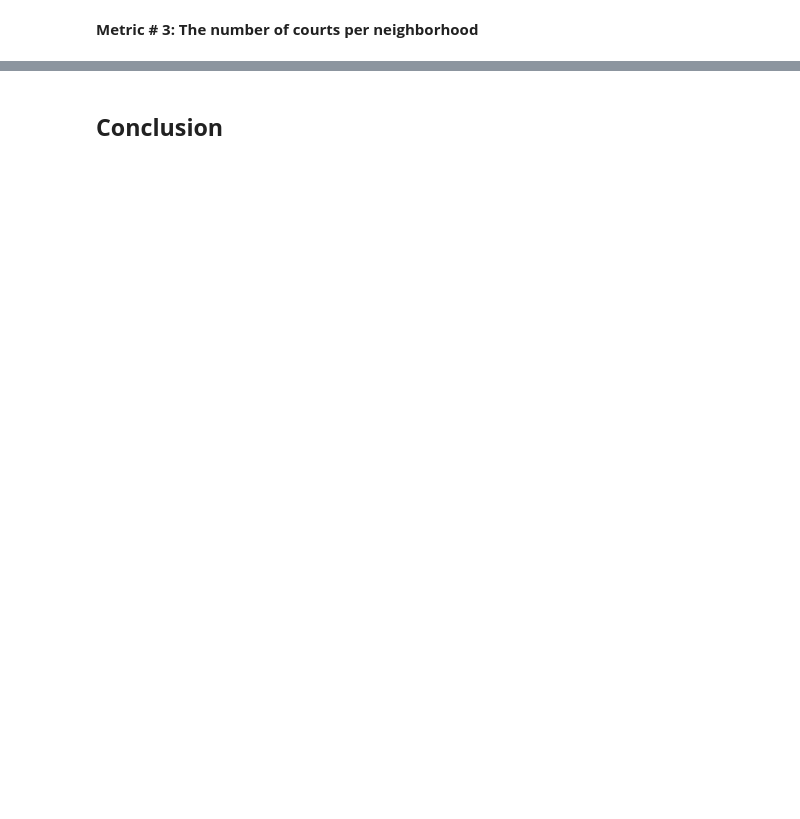
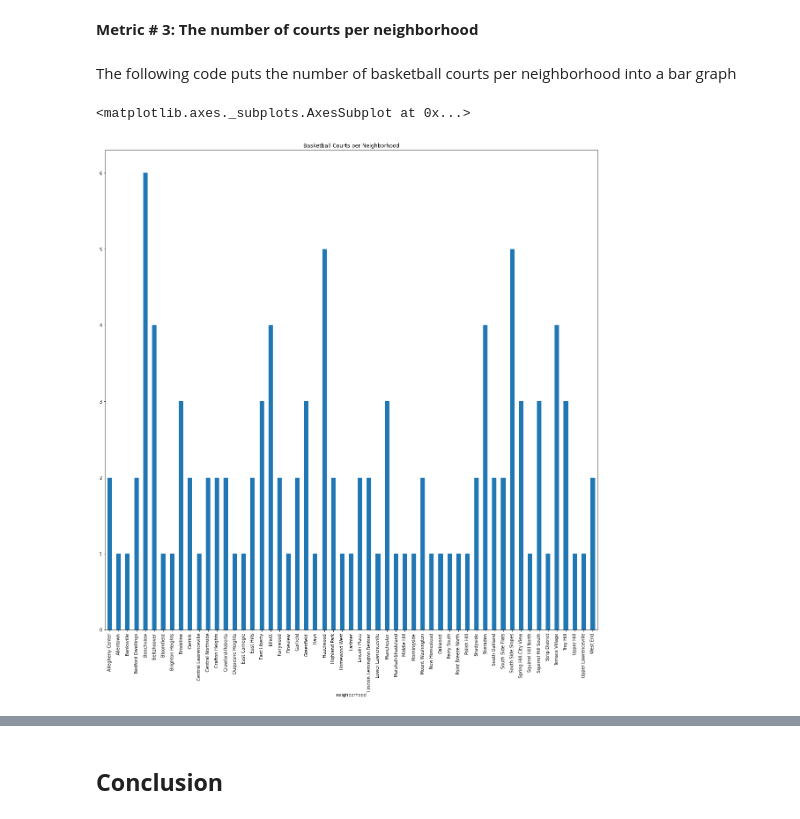
Before and after one commit to Margaret-O/Tres-Amigas-Final-Project, a Jupyter notebook: Final Report.ipynb, the cells around one changed output, grey strips where cells are left out. Drawn from its saved outputs; the diff is of its cells as text; code cells hidden in the pictures; blank space fills up the shorter version.

```diff
--- a/Final Report.ipynb
+++ b/Final Report.ipynb
@@ -35,0 +277,11 @@ We compared these submetrics across all the neighborhoods in Pittsburgh to deter
+# %% [markdown]
+The following code puts the number of basketball courts per neighborhood into a bar graph
+# %%
+facilities = pd.read_csv("facilities.csv")
+mask = facilities["type"].str.contains("Basketball")
+basketballCourts = facilities[mask]
+neighborhoods = basketballCourts.groupby("neighborhood").count()
+neighborhoods["id"].plot.bar(figsize = (20, 20), title = "Basketball Courts per Neighborhood")
+# %% [output]
+<matplotlib.axes._subplots.AxesSubplot at 0x...>
+[figure, added]
```
Also changed, not shown: parts of 46 cells of this notebook, 4 other files.
